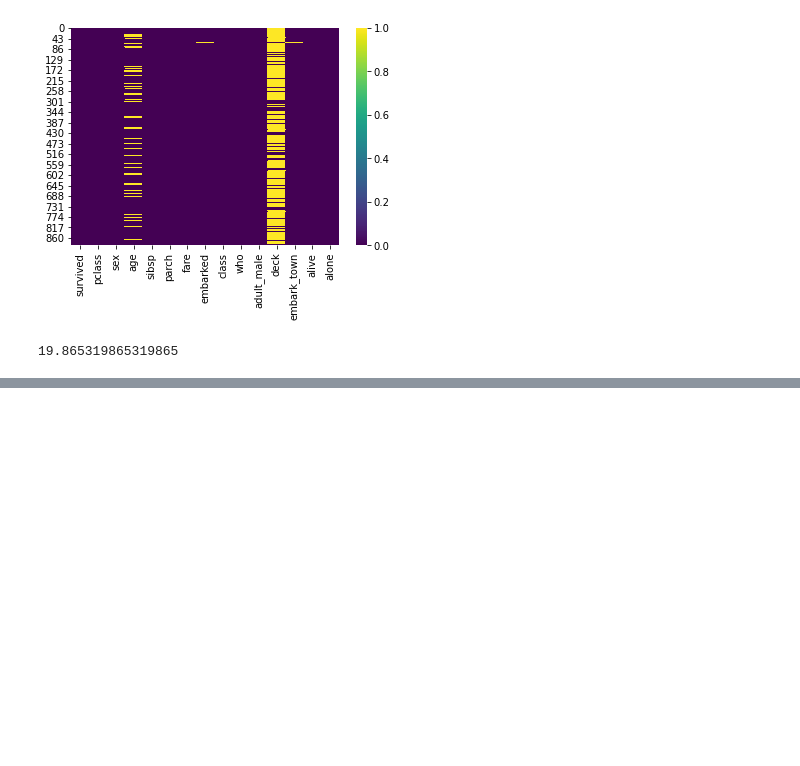
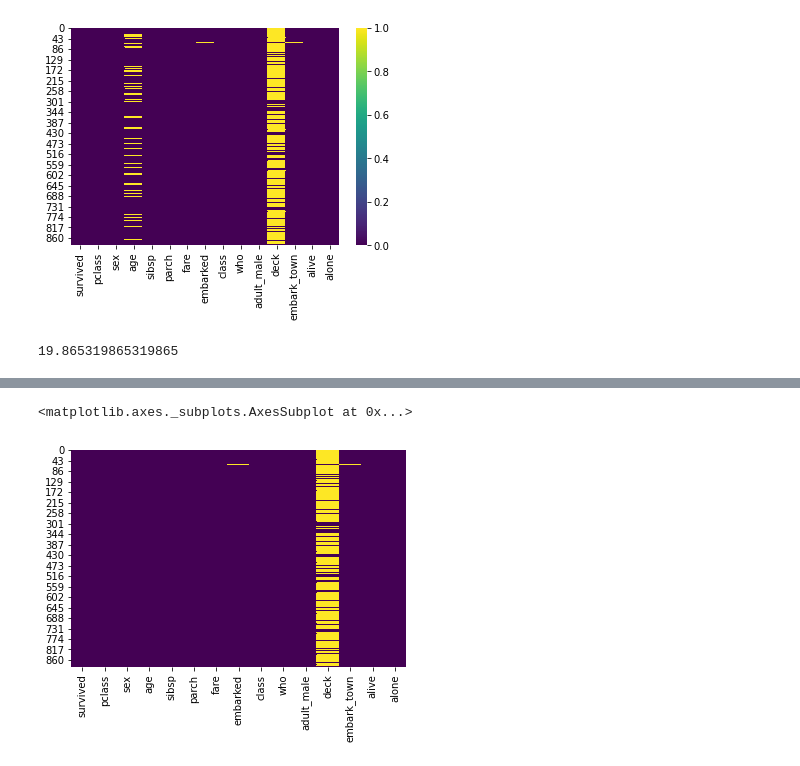
Before and after one commit to jeysura1/Jey_Python, a Jupyter notebook: Python-Titanic.ipynb, the cells around one changed output, grey strips where cells are left out. Saved outputs shown, nothing was run; the diff lists cells and outputs as text; code cells hidden in the pictures; blank space fills up the shorter version.

```diff
--- a/Python-Titanic.ipynb
+++ b/Python-Titanic.ipynb
@@ -77,0 +111,20 @@ fig, axes=plt.
+# %%
+def impute_age(cols):
+    age = cols[0]
+    pclass = cols[1]
+
+    if pd.isnull(age):
+        if pclass == 1:
+            return titan[titanic['pclass'] == 1]['age'].mean()
+        elif pclass == 2:
+            return titan[titanic['pclass'] == 2]['age'].mean()
+        elif pclass == 3:
+            return titan[titanic['pclass'] == 3]['age'].mean()
+
+    else:
+        return age
+# %%
+titan['age'] = titan[['age', 'pclass']].apply(impute_age, axis=1)
+# %%
+common_value='35'
+titan.age.fillna(common_value, inplace = True)
@@ -77,0 +166,5 @@ fig, axes=plt.
+# %%
+sns.heatmap(titan.isnull(),cbar=False,cmap='viridis')
+# %% [output]
+<matplotlib.axes._subplots.AxesSubplot at 0x...>
+[figure, added]
```
Also changed, not shown: parts of 44 cells of this notebook.
